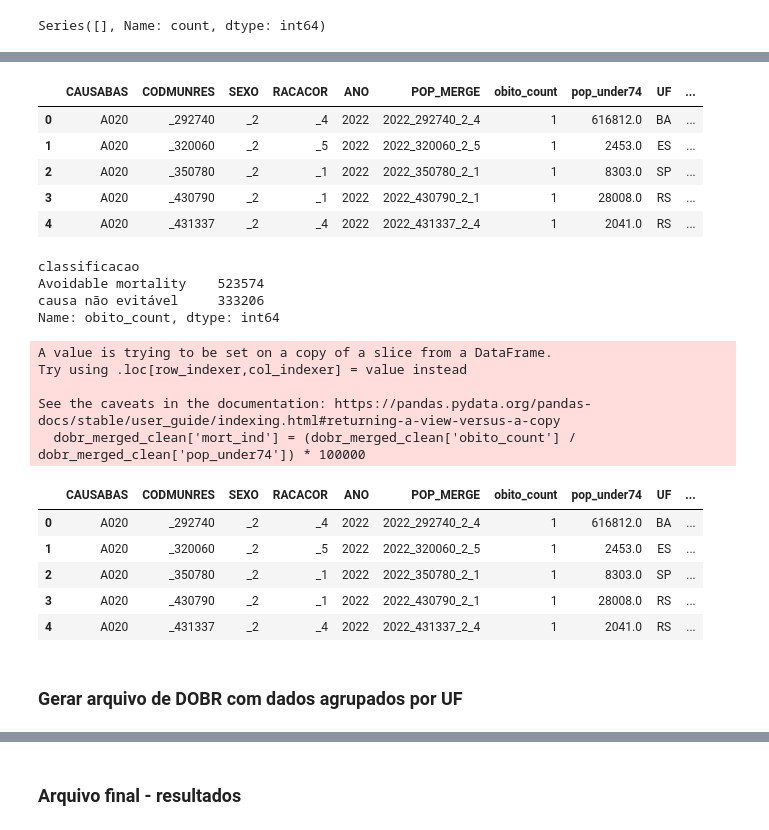
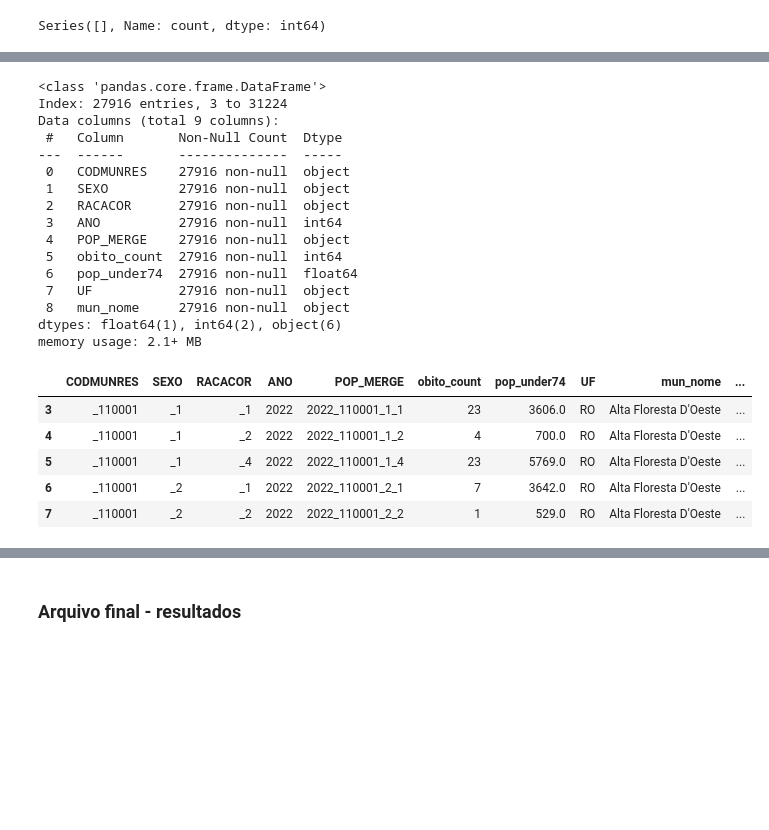
Before and after one commit to mesquita-data/heat_br_bloco1, a Jupyter notebook: Desigualdade_Mortalidade_Brasil_HEAT.ipynb, the cells around one changed output, grey strips where cells are left out. Saved outputs shown, nothing was run; the diff lists cells and outputs as text; code cells hidden in the pictures; blank space fills up the shorter version.

```diff
--- a/Desigualdade_Mortalidade_Brasil_HEAT.ipynb
+++ b/Desigualdade_Mortalidade_Brasil_HEAT.ipynb
@@ -1350,21 +1413,0 @@ print(df_a)
-# %%
-# Merge dobr_merged_pop_clean and df_a by CAUSABAS
-merged_data = pd.merge(dobr_merged_pop_clean, df_a, on='CAUSABAS', how='left')
-
-# Display the first few rows of the merged dataframe
-merged_data.head()
-# %% [output]
-|  | CAUSABAS | CODMUNRES | SEXO | RACACOR | ANO | POP_MERGE | obito_count | pop_under74 | UF | ... |
-| 0 | A020 | _292740 | _2 | _4 | 2022 | 2022_292740_2_4 | 1 | 616812.0 | BA | ... |
-| 1 | A020 | _320060 | _2 | _5 | 2022 | 2022_320060_2_5 | 1 | 2453.0 | ES | ... |
-| 2 | A020 | _350780 | _2 | _1 | 2022 | 2022_350780_2_1 | 1 | 8303.0 | SP | ... |
-| 3 | A020 | _430790 | _2 | _1 | 2022 | 2022_430790_2_1 | 1 | 28008.0 | RS | ... |
-| 4 | A020 | _431337 | _2 | _4 | 2022 | 2022_431337_2_4 | 1 | 2041.0 | RS | ... |
-# %%
-# Mostrar resultados de classificacao
-merged_data.groupby('classificacao')['obito_count'].sum()
-# %% [output]
-classificacao
-Avoidable mortality    523574
-causa não evitável     333206
-Name: obito_count, dtype: int64
@@ -1374,20 +1414,33 @@ dobr_merged_clean = merged_data[merged_data['classificacao']=='Avoidable mortali
+# %%
+dobr_merged_final = pd.read_parquet('files_clean/dobr_merged_clean.parquet')
+dobr_merged_final.info()
+# %% [output]
+<class 'pandas.core.frame.DataFrame'>
+Index: 27916 entries, 3 to 31224
+Data columns (total 9 columns):
+ #   Column       Non-Null Count  Dtype
+---  ------       --------------  -----
+ 0   CODMUNRES    27916 non-null  object
+ 1   SEXO         27916 non-null  object
+ 2   RACACOR      27916 non-null  object
+ 3   ANO          27916 non-null  int64
+ 4   POP_MERGE    27916 non-null  object
+ 5   obito_count  27916 non-null  int64
+ 6   pop_under74  27916 non-null  float64
+ 7   UF           27916 non-null  object
+ 8   mun_nome     27916 non-null  object
+dtypes: float64(1), int64(2), object(6)
+memory usage: 2.1+ MB
 # %%
 # Calcular a taxa de mortalidade
-dobr_merged_clean['mort_ind'] = (dobr_merged_clean['obito_count'] / dobr_merged_clean['pop_under74']) * 100000
+dobr_merged_final['mort_ind'] = (dobr_merged_final['obito_count'] / dobr_merged_final['pop_under74']) * 100000
 
 # Verificar as primeiras linhas do DataFrame atualizado
-dobr_merged_clean.head()
+dobr_merged_final.head()
 # %% [output]
-A value is trying to be set on a copy of a slice from a DataFrame.
-Try using .loc[row_indexer,col_indexer] = value instead
-
-See the caveats in the documentation: https://pandas.pydata.org/pandas-docs/stable/user_guide/indexing.html#returning-a-view-versus-a-copy
-  dobr_merged_clean['mort_ind'] = (dobr_merged_clean['obito_count'] / dobr_merged_clean['pop_under74']) * 100000
-|  | CAUSABAS | CODMUNRES | SEXO | RACACOR | ANO | POP_MERGE | obito_count | pop_under74 | UF | ... |
-| 0 | A020 | _292740 | _2 | _4 | 2022 | 2022_292740_2_4 | 1 | 616812.0 | BA | ... |
-| 1 | A020 | _320060 | _2 | _5 | 2022 | 2022_320060_2_5 | 1 | 2453.0 | ES | ... |
-| 2 | A020 | _350780 | _2 | _1 | 2022 | 2022_350780_2_1 | 1 | 8303.0 | SP | ... |
-| 3 | A020 | _430790 | _2 | _1 | 2022 | 2022_430790_2_1 | 1 | 28008.0 | RS | ... |
-| 4 | A020 | _431337 | _2 | _4 | 2022 | 2022_431337_2_4 | 1 | 2041.0 | RS | ... |
+|  | CODMUNRES | SEXO | RACACOR | ANO | POP_MERGE | obito_count | pop_under74 | UF | mun_nome | ... |
+| 3 | _110001 | _1 | _1 | 2022 | 2022_110001_1_1 | 23 | 3606.0 | RO | Alta Floresta D'Oeste | ... |
+| 4 | _110001 | _1 | _2 | 2022 | 2022_110001_1_2 | 4 | 700.0 | RO | Alta Floresta D'Oeste | ... |
+| 5 | _110001 | _1 | _4 | 2022 | 2022_110001_1_4 | 23 | 5769.0 | RO | Alta Floresta D'Oeste | ... |
+| 6 | _110001 | _2 | _1 | 2022 | 2022_110001_2_1 | 7 | 3642.0 | RO | Alta Floresta D'Oeste | ... |
+| 7 | _110001 | _2 | _2 | 2022 | 2022_110001_2_2 | 1 | 529.0 | RO | Alta Floresta D'Oeste | ... |
-# %% [markdown]
-### Gerar arquivo de DOBR com dados agrupados por UF
```
Also changed, not shown: parts of 77 cells of this notebook, 27 other files.
